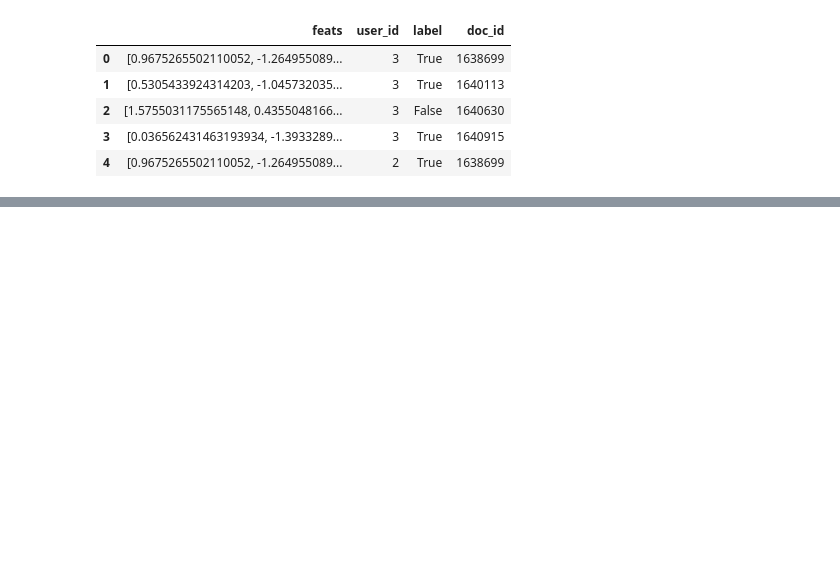
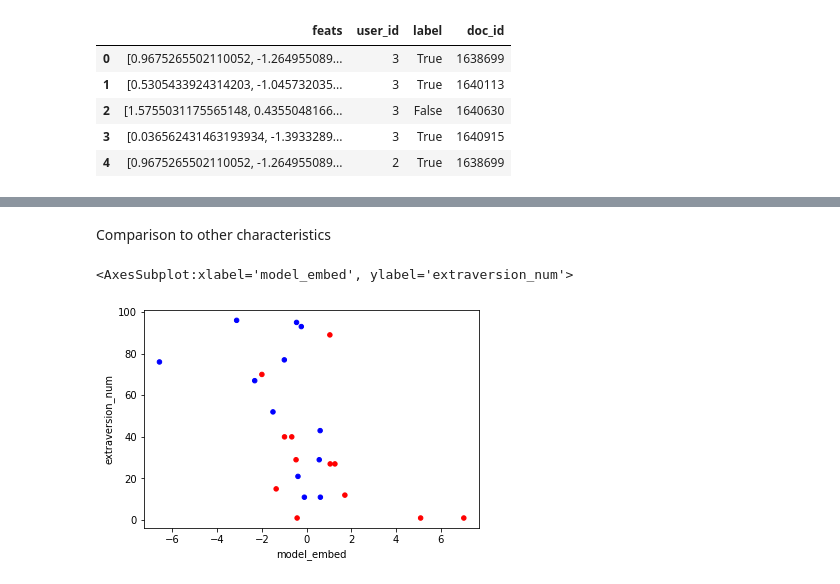
Before and after one commit to FiscalNote/IRT_Persuasion, a Jupyter notebook: editorials/Models.ipynb, the cells around one changed output, grey strips where cells are left out. Drawn from its saved outputs; the diff is of its cells as text; code cells hidden in the pictures; blank space fills up the shorter version.

```diff
--- a/editorials/Models.ipynb
+++ b/editorials/Models.ipynb
@@ -121,0 +359,7 @@ PredictionOutput(predictions=(array([[0.81114924],
+# %% [markdown]
+Comparison to other characteristics
+# %%
+user_info.plot.scatter(x='model_embed', y='extraversion_num', color=['blue' if x=='L' else 'red' for x in user_info.party])
+# %% [output]
+<AxesSubplot:xlabel='model_embed', ylabel='extraversion_num'>
+[figure, added]
```
Also changed, not shown: parts of 29 cells of this notebook, 2 other files.
